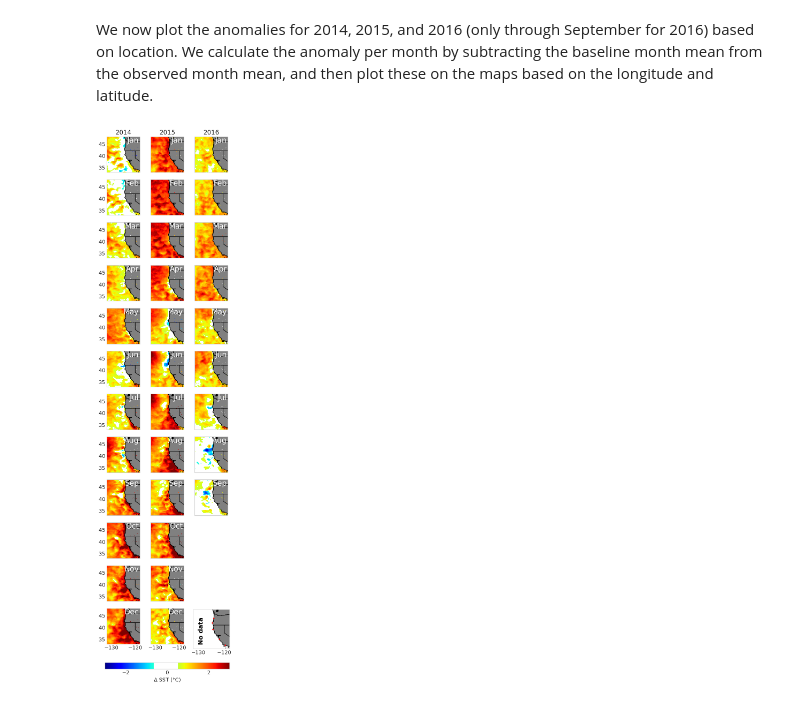
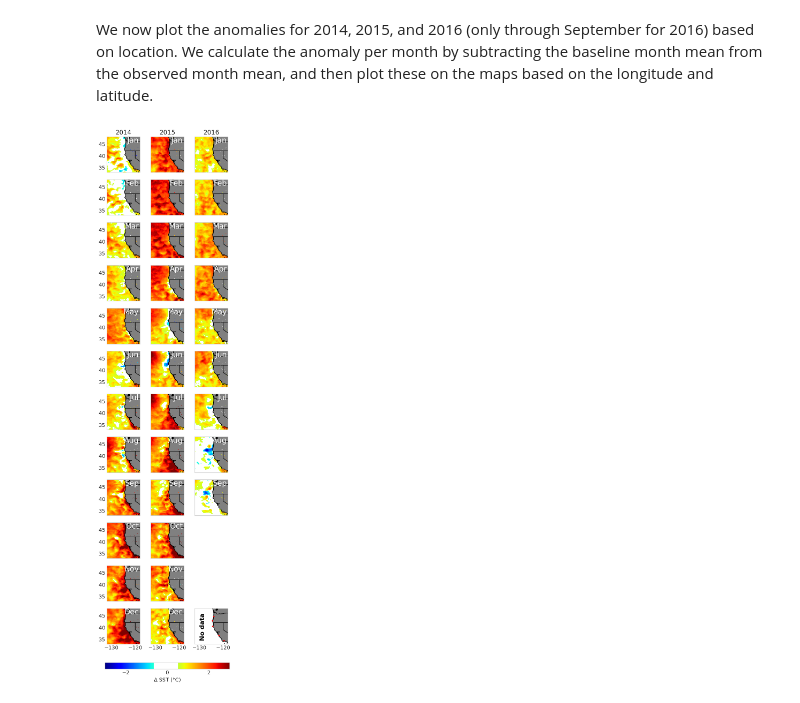
Before and after one commit to UCB-stat-159-s23/hw03-Group27, a Jupyter notebook: climate-Q04.ipynb, the cells around one changed output. Saved outputs shown, nothing was run; the diff lists cells and outputs as text; code cells hidden in the pictures.

Commit message:
fix plot spacing

```diff
--- a/climate-Q04.ipynb
+++ b/climate-Q04.ipynb
@@ -117,32 +117,34 @@ for year in np.arange(2014, 2017):
 # %%
 fig = plt.figure(figsize=(6, 30))
 
 axes = []
 for year in np.arange(2014, 2017):
     for month in np.arange(1, 13):
         if year == 2016 and month > 9:  # don't need to plot beyond September 2016
             break
         ax = plt.subplot(12, 3, (year - 2014) + (month-1) * 3 + 1, projection=crs)
         make_fig(ax, month_names[month-1], anomalies[(month, year)], xticks=(month==12), yticks=(year==2014))
         if month == 1:
             ax.set_title(year)
         else:
             ax.set_title(None)
         axes.append(ax)
 
-nodata_ax = plt.subplot(12, 3, 30, projection=crs)
+# add "no data" plot
+nodata_ax = plt.subplot(12, 3, 36, projection=crs)
 plot_nodata(nodata_ax)
 
+# add colorbar at the bottom
 norm = colors.Normalize(vmin=-3, vmax=3)
 plt.colorbar(cm.ScalarMappable(norm=norm, cmap=custom_cmap),
-             ax=axes,
+             ax=fig.get_axes(),
              location="bottom",
              orientation='horizontal',
              label=r'$\Delta$ SST ($\degree$C)',
              pad=0.03,
              ticks=[-2, 0, 2]
 )
 
 plt.savefig("outputs/Q04.png", bbox_inches="tight")
 # %% [output]
-[figure, old version]
+[figure, new version]
```
Also changed, not shown: 1 other file.
